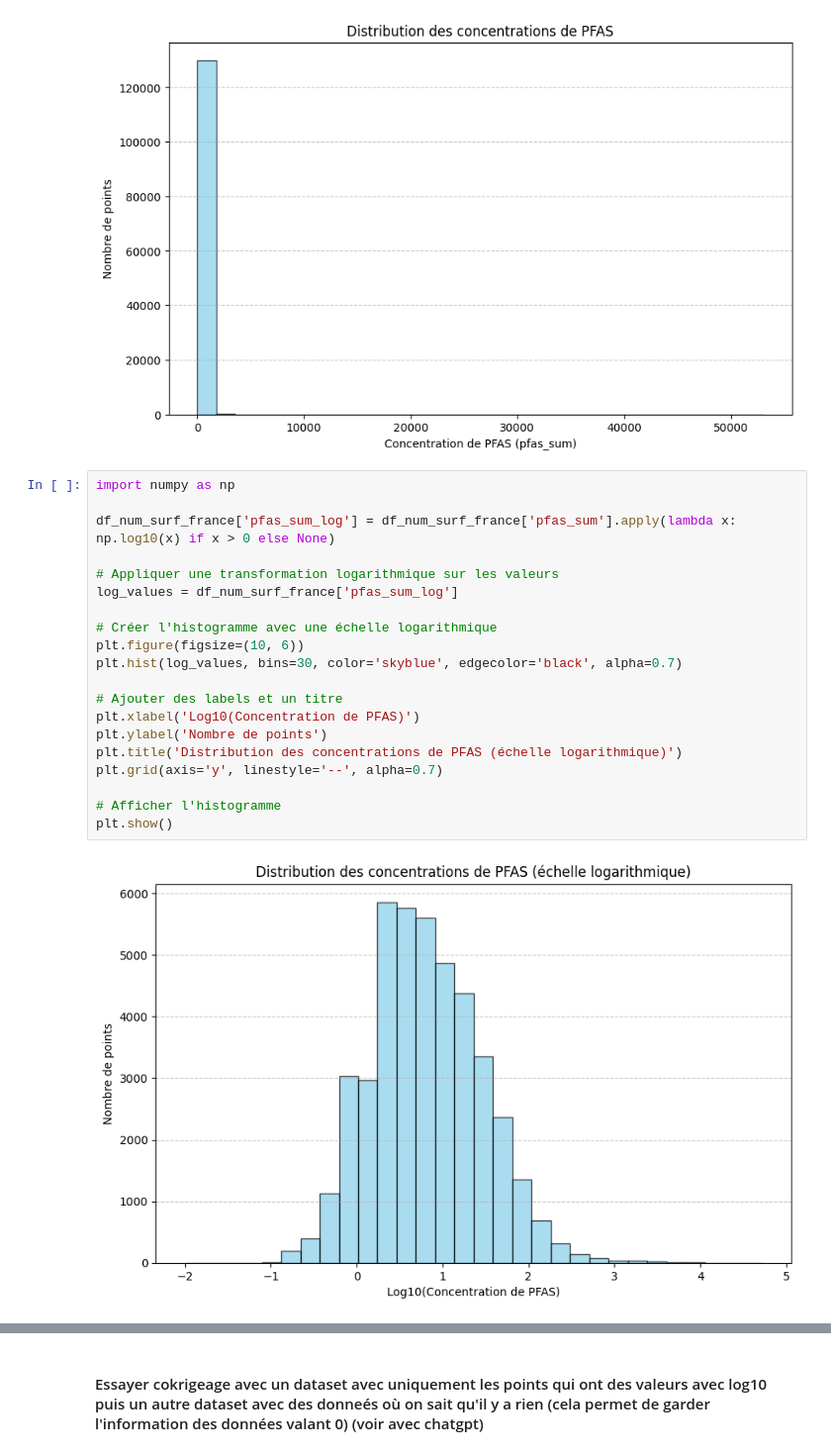
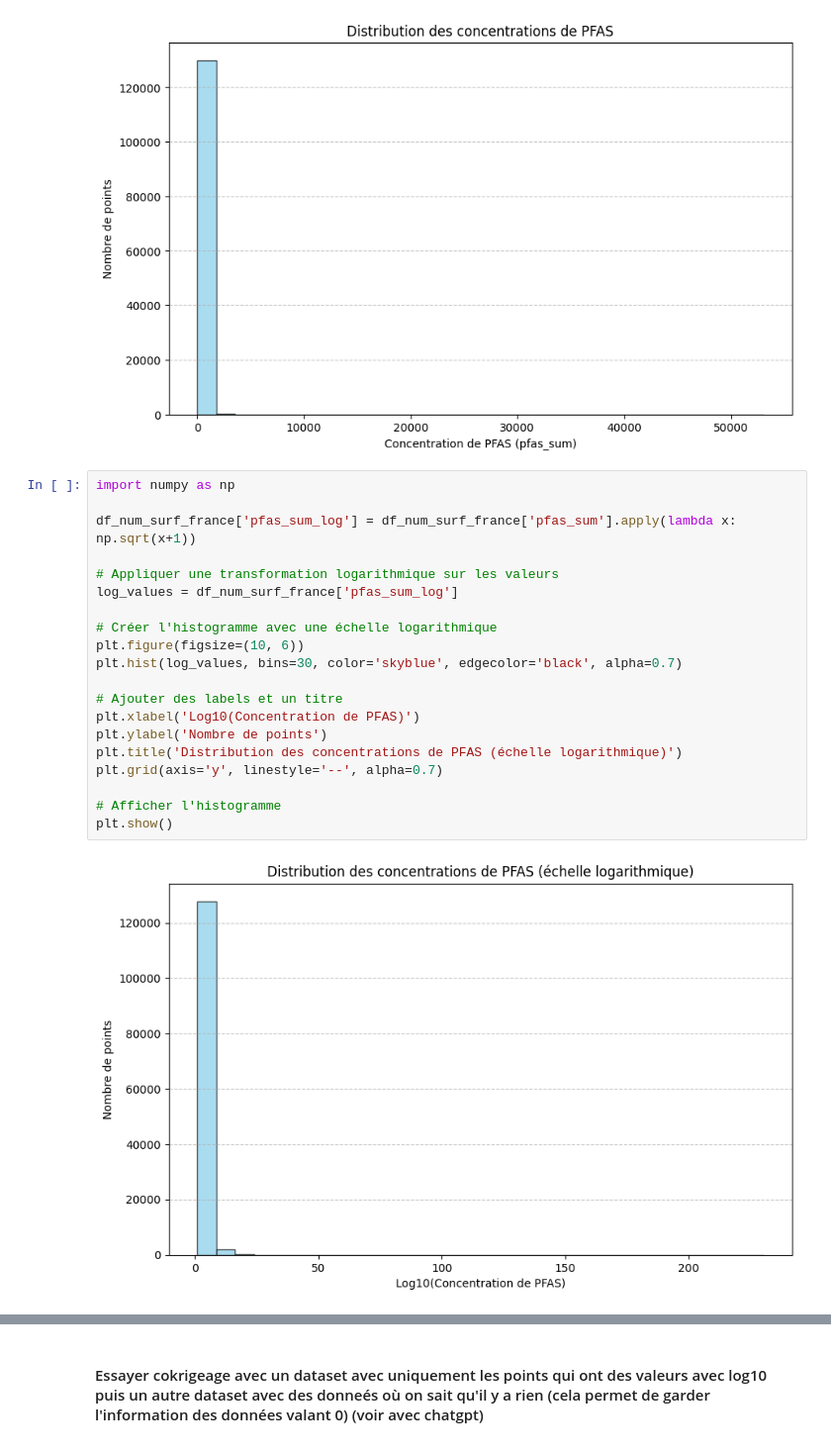
Before and after one commit to adwge99/Krigeage_PFAS, a Jupyter notebook: krigeage_nicolas.ipynb, the cells around one changed output, grey strips where cells are left out. Shown at 99% size. Saved outputs shown, nothing was run; the diff lists cells and outputs as text.

```diff
--- a/krigeage_nicolas.ipynb
+++ b/krigeage_nicolas.ipynb
@@ -160,22 +231,22 @@ plt.show()
 # %%
 import numpy as np
 
-df_num_surf_france['pfas_sum_log'] = df_num_surf_france['pfas_sum'].apply(lambda x: np.log10(x) if x > 0 else None)
+df_num_surf_france['pfas_sum_log'] = df_num_surf_france['pfas_sum'].apply(lambda x: np.sqrt(x+1))
 
 # Appliquer une transformation logarithmique sur les valeurs
 log_values = df_num_surf_france['pfas_sum_log']
 
 # Créer l'histogramme avec une échelle logarithmique
 plt.figure(figsize=(10, 6))
 plt.hist(log_values, bins=30, color='skyblue', edgecolor='black', alpha=0.7)
 
 # Ajouter des labels et un titre
 plt.xlabel('Log10(Concentration de PFAS)')
 plt.ylabel('Nombre de points')
 plt.title('Distribution des concentrations de PFAS (échelle logarithmique)')
 plt.grid(axis='y', linestyle='--', alpha=0.7)
 
 # Afficher l'histogramme
 plt.show()
 # %% [output]
-[figure, old version]
+[figure, new version]
```
Also changed, not shown: parts of 45 cells of this notebook.
